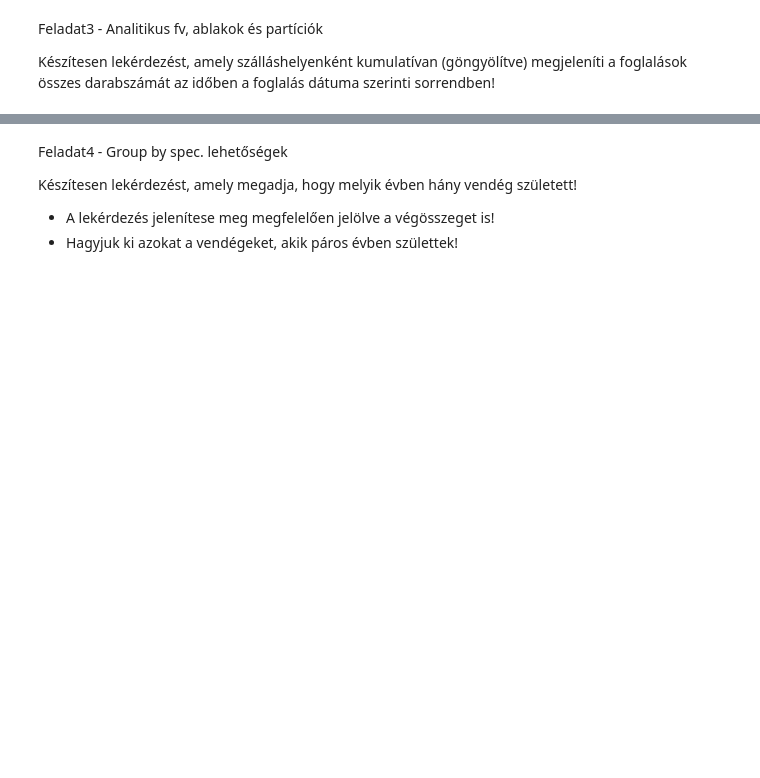
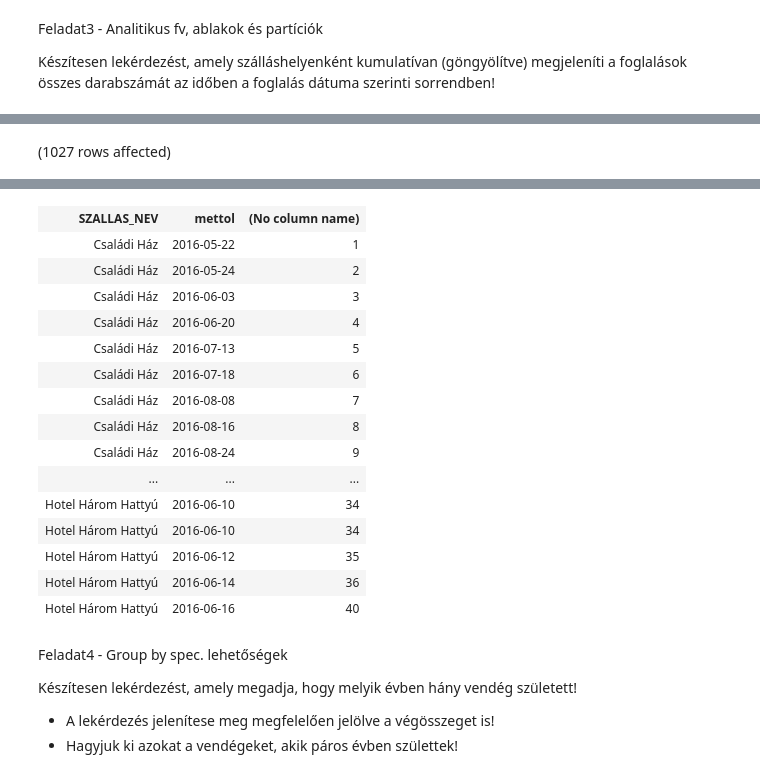
Before and after one commit to komarc/2, a Jupyter notebook: zh_ea_gyak_gyakorlas_merged/zh4/zh_minta_round2.ipynb, the cells around one changed output, grey strips where cells are left out. Saved outputs shown, nothing was run; the diff lists cells and outputs as text; code cells hidden in the pictures; blank space fills up the shorter version.

```diff
--- a/zh_ea_gyak_gyakorlas_merged/zh4/zh_minta_round2.ipynb
+++ b/zh_ea_gyak_gyakorlas_merged/zh4/zh_minta_round2.ipynb
@@ -61,0 +56,7 @@ Total execution time: 00:00:00.130
+# %%
+select szh.SZALLAS_NEV,f.mettol, COUNT(*) over (PARTITION by szh.szallas_id order by f.mettol range BETWEEN UNBOUNDED preceding and current row)
+from szallashely szh join Szoba sz on sz.SZALLAS_FK=szh.SZALLAS_ID
+    join Foglalas f on f.SZOBA_FK=sz.SZOBA_ID
+order by szh.SZALLAS_NEV
+# %% [output]
+(1027 rows affected)
@@ -62,3 +64,19 @@ Total execution time: 00:00:00.130
+| SZALLAS_NEV | mettol | (No column name) |
+| Családi Ház | 2016-05-22 | 1 |
+| Családi Ház | 2016-05-24 | 2 |
+| Családi Ház | 2016-06-03 | 3 |
+| Családi Ház | 2016-06-20 | 4 |
+| Családi Ház | 2016-07-13 | 5 |
+| Családi Ház | 2016-07-18 | 6 |
+| Családi Ház | 2016-08-08 | 7 |
+| Családi Ház | 2016-08-16 | 8 |
+| Családi Ház | 2016-08-24 | 9 |
+| ... | ... | ... |
+| Hotel Három Hattyú | 2016-06-10 | 34 |
+| Hotel Három Hattyú | 2016-06-10 | 34 |
+| Hotel Három Hattyú | 2016-06-12 | 35 |
+| Hotel Három Hattyú | 2016-06-14 | 36 |
+| Hotel Három Hattyú | 2016-06-16 | 40 |
 # %% [markdown]
 Feladat4 - Group by spec. lehetőségek
 
```
Also changed, not shown: parts of 7 cells of this notebook, 1 other file.
